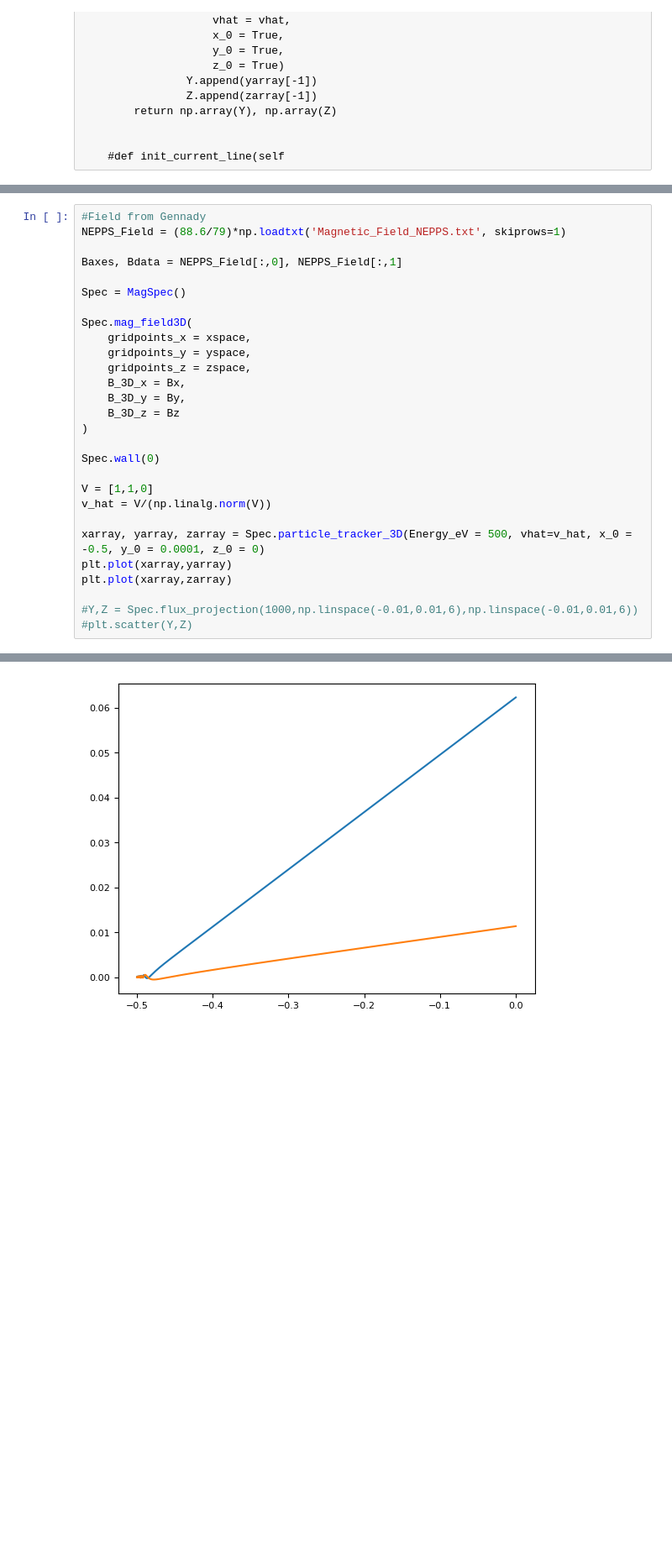
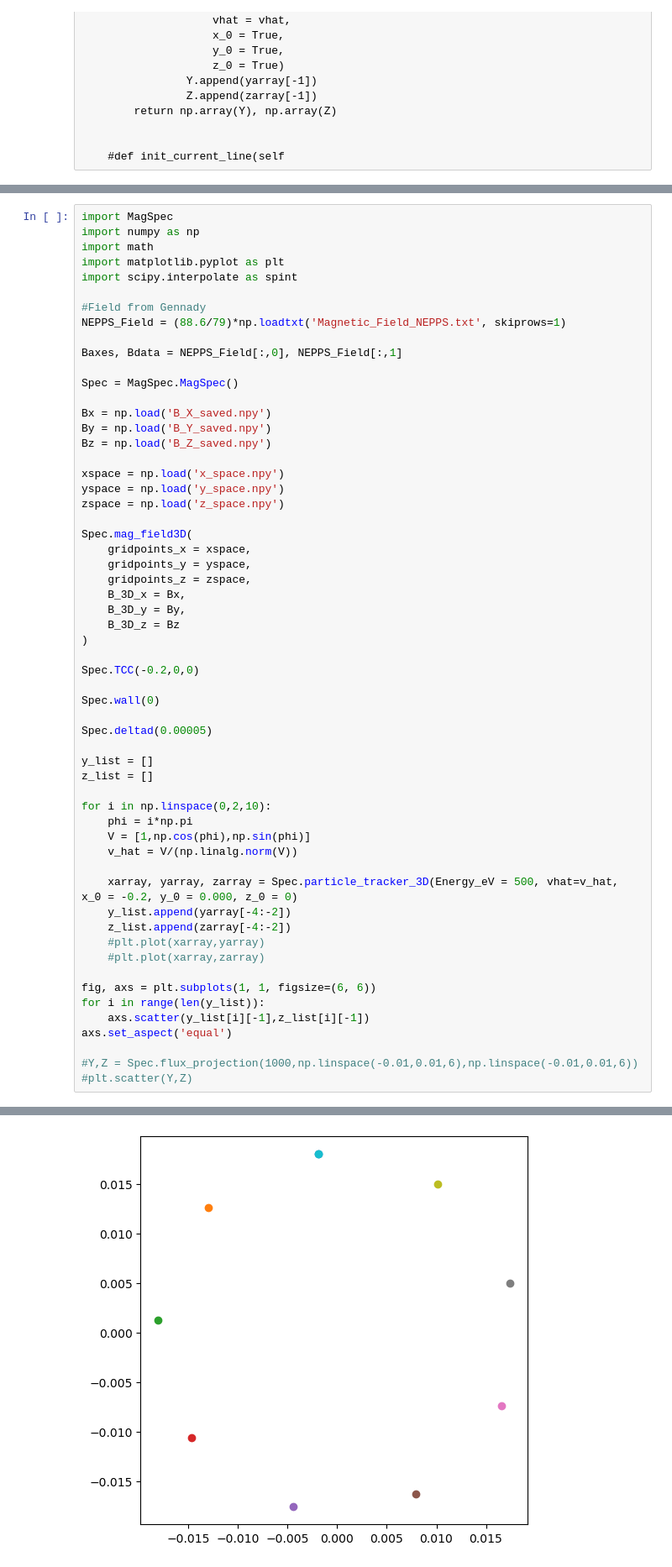
Before and after one commit to Schaeffer-Lab/Dec-2024-Shock-Data, a Jupyter notebook: Class_MagSpec.ipynb, the cells around one changed output, grey strips where cells are left out. Shown at 84% size. Cells and saved outputs as stored; diff of their text form; blank space fills up the shorter version.

```diff
--- a/Class_MagSpec.ipynb
+++ b/Class_MagSpec.ipynb
@@ -1473,10 +1630,24 @@ index i = 100
 # %%
+import MagSpec
+import numpy as np
+import math
+import matplotlib.pyplot as plt
+import scipy.interpolate as spint
+
 #Field from Gennady
 NEPPS_Field = (88.6/79)*np.loadtxt('Magnetic_Field_NEPPS.txt', skiprows=1)
 
 Baxes, Bdata = NEPPS_Field[:,0], NEPPS_Field[:,1]
 
-Spec = MagSpec()
+Spec = MagSpec.MagSpec()
+
+Bx = np.load('B_X_saved.npy')
+By = np.load('B_Y_saved.npy')
+Bz = np.load('B_Z_saved.npy')
+
+xspace = np.load('x_space.npy')
+yspace = np.load('y_space.npy')
+zspace = np.load('z_space.npy')
 
 Spec.mag_field3D(
     gridpoints_x = xspace,
@@ -1487,14 +1658,30 @@ Spec.mag_field3D(
     B_3D_z = Bz
 )
 
+Spec.TCC(-0.2,0,0)
+
 Spec.wall(0)
 
-V = [1,1,0]
-v_hat = V/(np.linalg.norm(V))
+Spec.deltad(0.00005)
 
-xarray, yarray, zarray = Spec.particle_tracker_3D(Energy_eV = 500, vhat=v_hat, x_0 = -0.5, y_0 = 0.0001, z_0 = 0)
-plt.plot(xarray,yarray)
-plt.plot(xarray,zarray)
+y_list = []
+z_list = []
+
+for i in np.linspace(0,2,10):
+    phi = i*np.pi
+    V = [1,np.cos(phi),np.sin(phi)]
+    v_hat = V/(np.linalg.norm(V))
+
+    xarray, yarray, zarray = Spec.particle_tracker_3D(Energy_eV = 500, vhat=v_hat, x_0 = -0.2, y_0 = 0.000, z_0 = 0)
+    y_list.append(yarray[-4:-2])
+    z_list.append(zarray[-4:-2])
+    #plt.plot(xarray,yarray)
+    #plt.plot(xarray,zarray)
+
+fig, axs = plt.subplots(1, 1, figsize=(6, 6))
+for i in range(len(y_list)):
+    axs.scatter(y_list[i][-1],z_list[i][-1])
+axs.set_aspect('equal')
 
 #Y,Z = Spec.flux_projection(1000,np.linspace(-0.01,0.01,6),np.linspace(-0.01,0.01,6))
 #plt.scatter(Y,Z)
@@ -1504 +1690 @@ Spectrometer Initialized!
-[figure, old version]
+[figure, new version]
```
Also changed, not shown: parts of 8 cells of this notebook, 7 other files.
